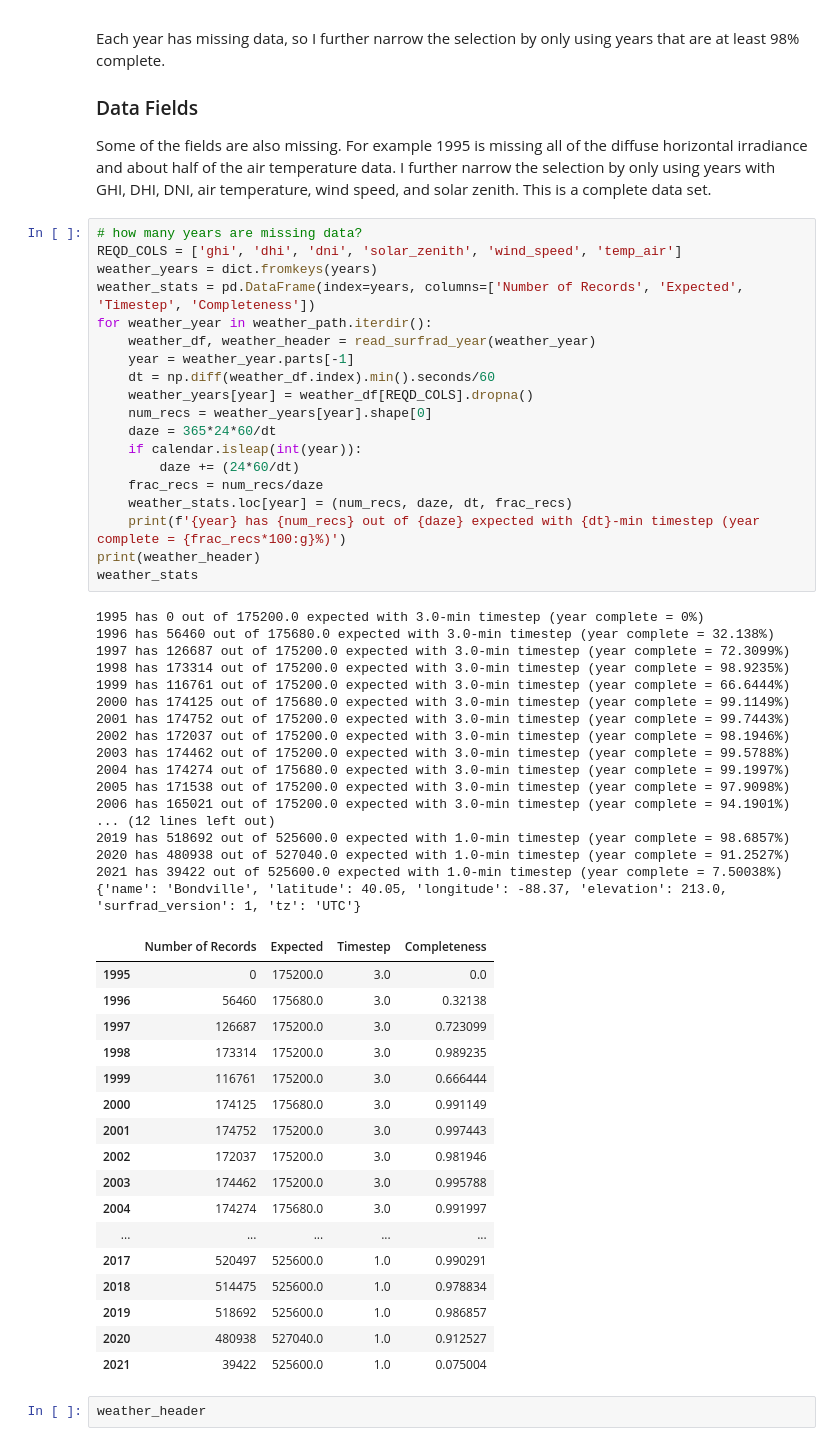
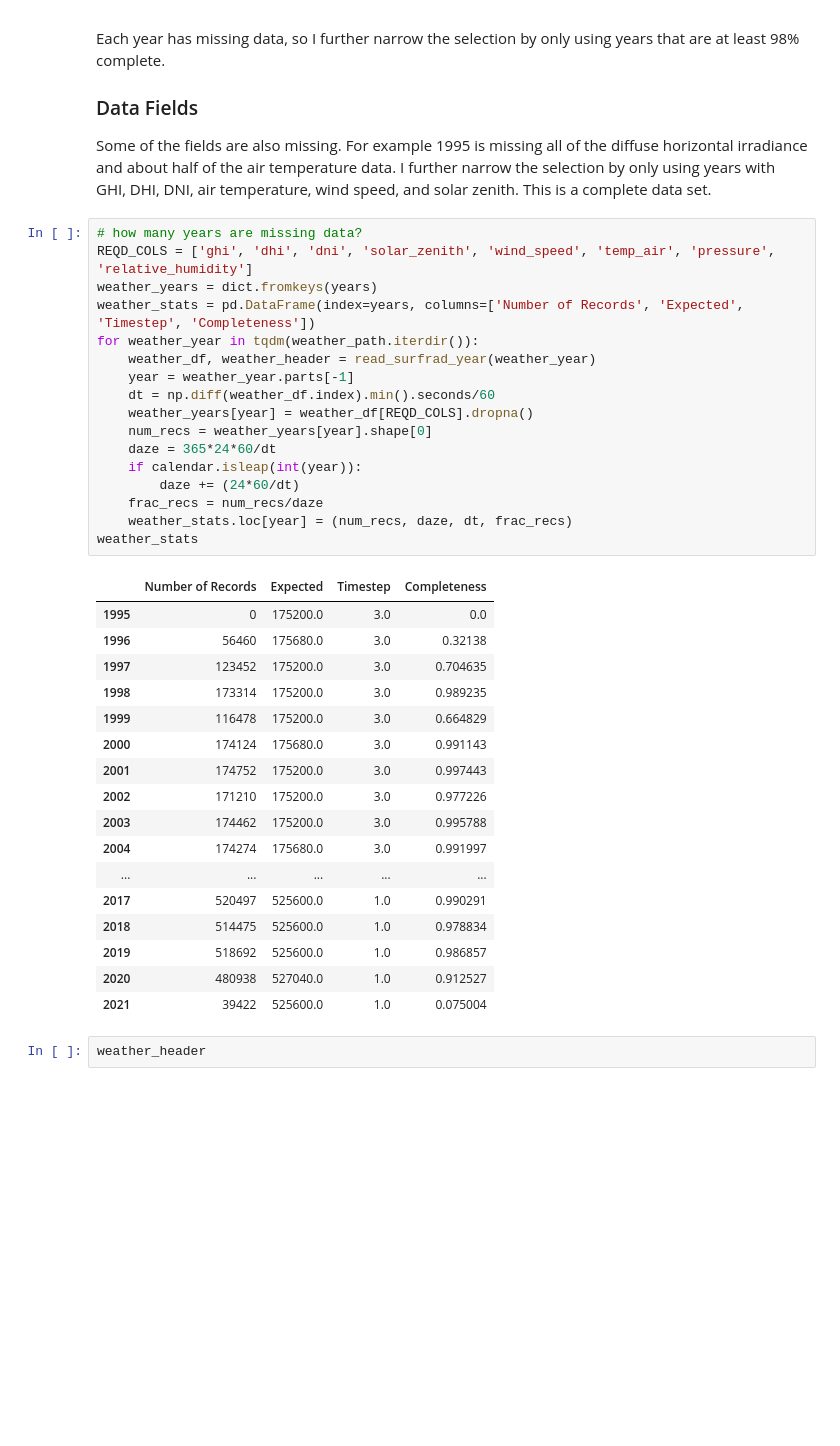
Before and after one commit to mikofski/pvsc49-satellite-sampling, a Jupyter notebook: analysis/instantaneous_weather-SURFRAD.ipynb, the cells around one changed output. Cells and saved outputs as stored; diff of their text form; blank space fills up the shorter version.

```diff
--- a/analysis/instantaneous_weather-SURFRAD.ipynb
+++ b/analysis/instantaneous_weather-SURFRAD.ipynb
@@ -87,50 +86,31 @@ Each year has missing data, so I further narrow the selection by only using year
 Some of the fields are also missing. For example 1995 is missing all of the diffuse horizontal irradiance and about half of the air temperature data. I further narrow the selection by only using years with GHI, DHI, DNI, air temperature, wind speed, and solar zenith. This is a complete data set.
 # %%
 # how many years are missing data?
-REQD_COLS = ['ghi', 'dhi', 'dni', 'solar_zenith', 'wind_speed', 'temp_air']
+REQD_COLS = ['ghi', 'dhi', 'dni', 'solar_zenith', 'wind_speed', 'temp_air', 'pressure', 'relative_humidity']
 weather_years = dict.fromkeys(years)
 weather_stats = pd.DataFrame(index=years, columns=['Number of Records', 'Expected', 'Timestep', 'Completeness'])
-for weather_year in weather_path.iterdir():
+for weather_year in tqdm(weather_path.iterdir()):
     weather_df, weather_header = read_surfrad_year(weather_year)
     year = weather_year.parts[-1]
     dt = np.diff(weather_df.index).min().seconds/60
     weather_years[year] = weather_df[REQD_COLS].dropna()
     num_recs = weather_years[year].shape[0]
     daze = 365*24*60/dt
     if calendar.isleap(int(year)):
         daze += (24*60/dt)
     frac_recs = num_recs/daze
     weather_stats.loc[year] = (num_recs, daze, dt, frac_recs)
-    print(f'{year} has {num_recs} out of {daze} expected with {dt}-min timestep (year complete = {frac_recs*100:g}%)')
-print(weather_header)
 weather_stats
 # %% [output]
-1995 has 0 out of 175200.0 expected with 3.0-min timestep (year complete = 0%)
-1996 has 56460 out of 175680.0 expected with 3.0-min timestep (year complete = 32.138%)
-1997 has 126687 out of 175200.0 expected with 3.0-min timestep (year complete = 72.3099%)
-1998 has 173314 out of 175200.0 expected with 3.0-min timestep (year complete = 98.9235%)
-1999 has 116761 out of 175200.0 expected with 3.0-min timestep (year complete = 66.6444%)
-2000 has 174125 out of 175680.0 expected with 3.0-min timestep (year complete = 99.1149%)
-2001 has 174752 out of 175200.0 expected with 3.0-min timestep (year complete = 99.7443%)
-2002 has 172037 out of 175200.0 expected with 3.0-min timestep (year complete = 98.1946%)
-2003 has 174462 out of 175200.0 expected with 3.0-min timestep (year complete = 99.5788%)
-2004 has 174274 out of 175680.0 expected with 3.0-min timestep (year complete = 99.1997%)
-2005 has 171538 out of 175200.0 expected with 3.0-min timestep (year complete = 97.9098%)
-2006 has 165021 out of 175200.0 expected with 3.0-min timestep (year complete = 94.1901%)
-... (12 lines left out)
-2019 has 518692 out of 525600.0 expected with 1.0-min timestep (year complete = 98.6857%)
-2020 has 480938 out of 527040.0 expected with 1.0-min timestep (year complete = 91.2527%)
-2021 has 39422 out of 525600.0 expected with 1.0-min timestep (year complete = 7.50038%)
-{'name': 'Bondville', 'latitude': 40.05, 'longitude': -88.37, 'elevation': 213.0, 'surfrad_version': 1, 'tz': 'UTC'}
 |  | Number of Records | Expected | Timestep | Completeness |
 | 1995 | 0 | 175200.0 | 3.0 | 0.0 |
 | 1996 | 56460 | 175680.0 | 3.0 | 0.32138 |
-| 1997 | 126687 | 175200.0 | 3.0 | 0.723099 |
+| 1997 | 123452 | 175200.0 | 3.0 | 0.704635 |
 | 1998 | 173314 | 175200.0 | 3.0 | 0.989235 |
-| 1999 | 116761 | 175200.0 | 3.0 | 0.666444 |
-| 2000 | 174125 | 175680.0 | 3.0 | 0.991149 |
+| 1999 | 116478 | 175200.0 | 3.0 | 0.664829 |
+| 2000 | 174124 | 175680.0 | 3.0 | 0.991143 |
 | 2001 | 174752 | 175200.0 | 3.0 | 0.997443 |
-| 2002 | 172037 | 175200.0 | 3.0 | 0.981946 |
+| 2002 | 171210 | 175200.0 | 3.0 | 0.977226 |
 | 2003 | 174462 | 175200.0 | 3.0 | 0.995788 |
 | 2004 | 174274 | 175680.0 | 3.0 | 0.991997 |
 | ... | ... | ... | ... | ... |
```
Also changed, not shown: parts of 22 cells of this notebook.
